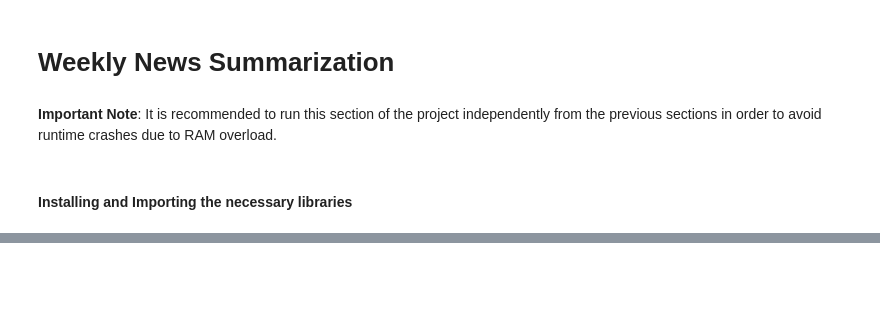
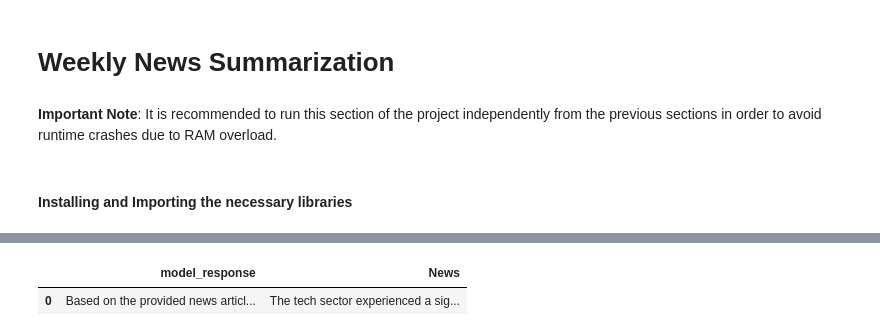
Before and after one commit to Rajesh2015/Stock-Market-News-Sentiment-Analysis-and-Summarization, a Jupyter notebook: IP_Stock_Market_News_Sentiment_Analysis_and_Summarization_Solution.ipynb, the cells around one changed output, grey strips where cells are left out. Drawn from its saved outputs; the diff is of its cells as text; code cells hidden in the pictures; blank space fills up the shorter version.

```diff
--- a/IP_Stock_Market_News_Sentiment_Analysis_and_Summarization_Solution.ipynb
+++ b/IP_Stock_Market_News_Sentiment_Analysis_and_Summarization_Solution.ipynb
@@ -1927,0 +2131,3 @@ We see best performnace with **Sentence Transformer + RF Tuned** model with F1 s
+# %%
+# creating a copy of the data
+data_copy = weekly_grouped.copy()
@@ -1927,0 +2192,20 @@ We see best performnace with **Sentence Transformer + RF Tuned** model with F1 s
+# %%
+#Defining the response function
+def response_mistral_1(prompt, news):
+    model_output = llm(
+      f"""
+      [INST]
+      {prompt}
+      News Articles: {news}
+      [/INST]
+      """,
+      max_tokens=4096, #Complete the code to set the maximum number of tokens the model should generate for this task.
+      temperature=0.7, #Complete the code to set the value for temperature.
+      top_p=0.9, #Complete the code to set the value for top_p
+      top_k=200, #Complete the code to set the value for top_k
+      echo=False,
+    )
+
+    final_output = model_output["choices"][0]["text"]
+
+    return final_output
@@ -1927,0 +2216,9 @@ We see best performnace with **Sentence Transformer + RF Tuned** model with F1 s
+# %%
+# Testcase 1
+prompt1 = """
+   You are an AI analyzing news of a company. Classify the sentiment of the provided news into the following categories:
+    - Positive
+    - Negative
+    - Neutral
+"""
+data_copy['model_response'] = data_copy['News'].apply(lambda x: response_mistral_1(prompt1, x))
@@ -1927,0 +2243,5 @@ We see best performnace with **Sentence Transformer + RF Tuned** model with F1 s
+# %%
+data_copy[['model_response','News']].iloc[0:1,:]
+# %% [output]
+|  | model_response | News |
+| 0 | Based on the provided news articl... | The tech sector experienced a sig... |
```
Also changed, not shown: parts of 37 cells of this notebook.
